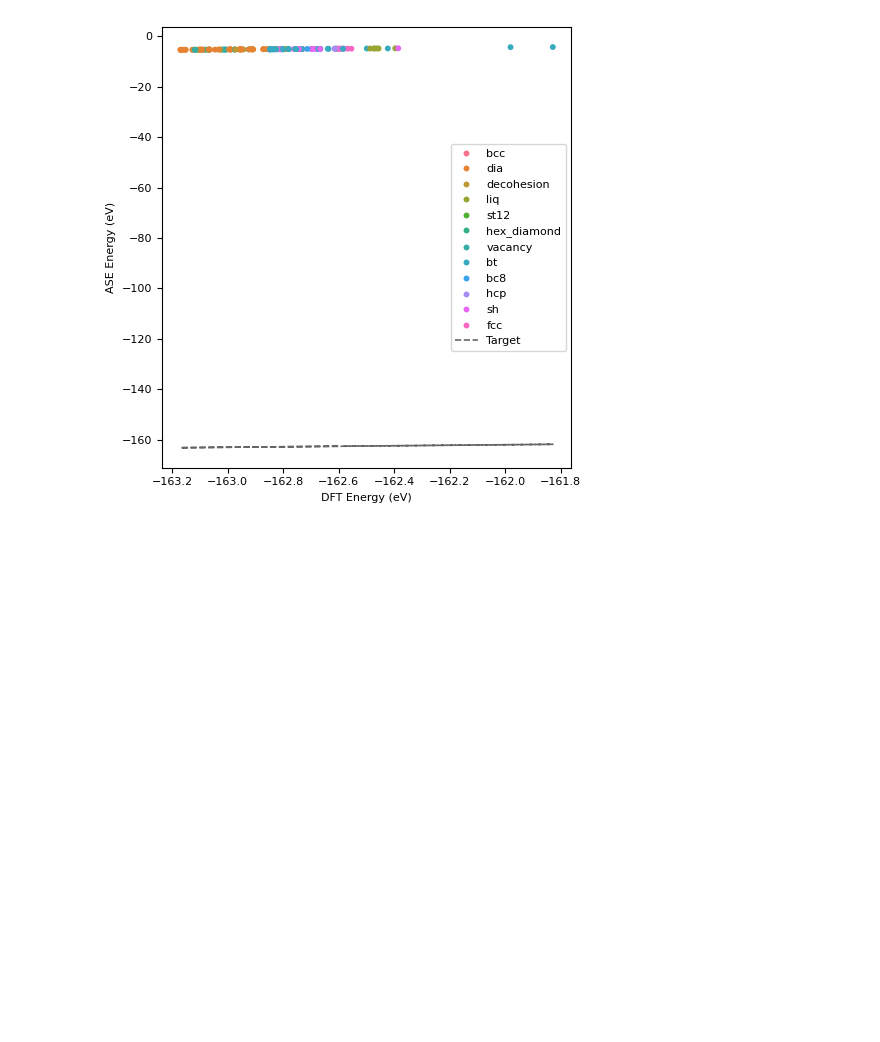
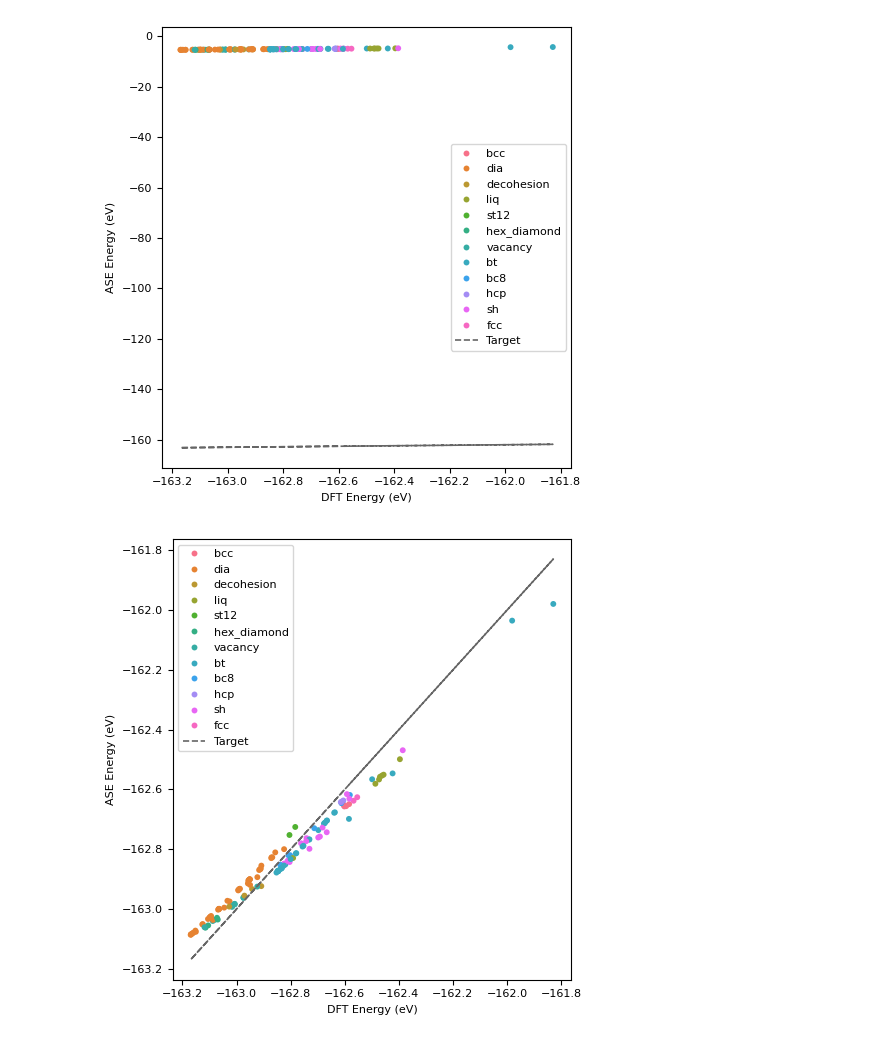
Before and after one commit to parthapaul7/.dotfiles, a Jupyter notebook: Lab1.ipynb, the cells around one changed output. Drawn from its saved outputs; the diff is of its cells as text; code cells hidden in the pictures; blank space fills up the shorter version.

```diff
--- a/Lab1.ipynb
+++ b/Lab1.ipynb
@@ -803,3 +803,21 @@ fig.tight_layout()
 plt.show()
 # %% [output]
 [figure]
+# %%
+# The energy is different by a constant amount of around 157.75 eV
+
+config_types = [s.info["config_type"] for s in test_structs]
+
+x = df["mace_pretrained_medium_e_true"]
+y = df["mace_pretrained_medium_e_pred"]-157.75
+
+fig, ax = plt.subplots(figsize=(5, 5))
+sns.scatterplot(x=x, y=y, hue=config_types, s=18, linewidth=0, ax=ax)
+ax.plot(x, x, "--", color="0.4", lw=1.2, label="Target")
+ax.set_xlabel("DFT Energy (eV)")
+ax.set_ylabel("ASE Energy (eV)")
+ax.legend()
+fig.tight_layout()
+plt.show()
+# %% [output]
+[figure, added]
```
